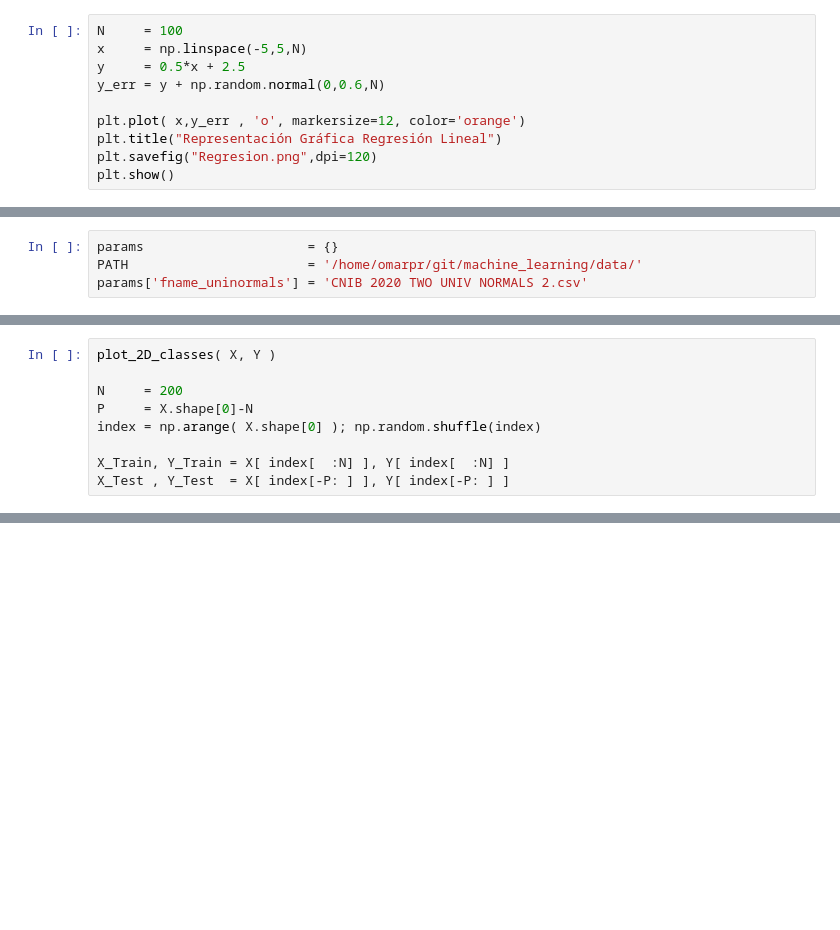
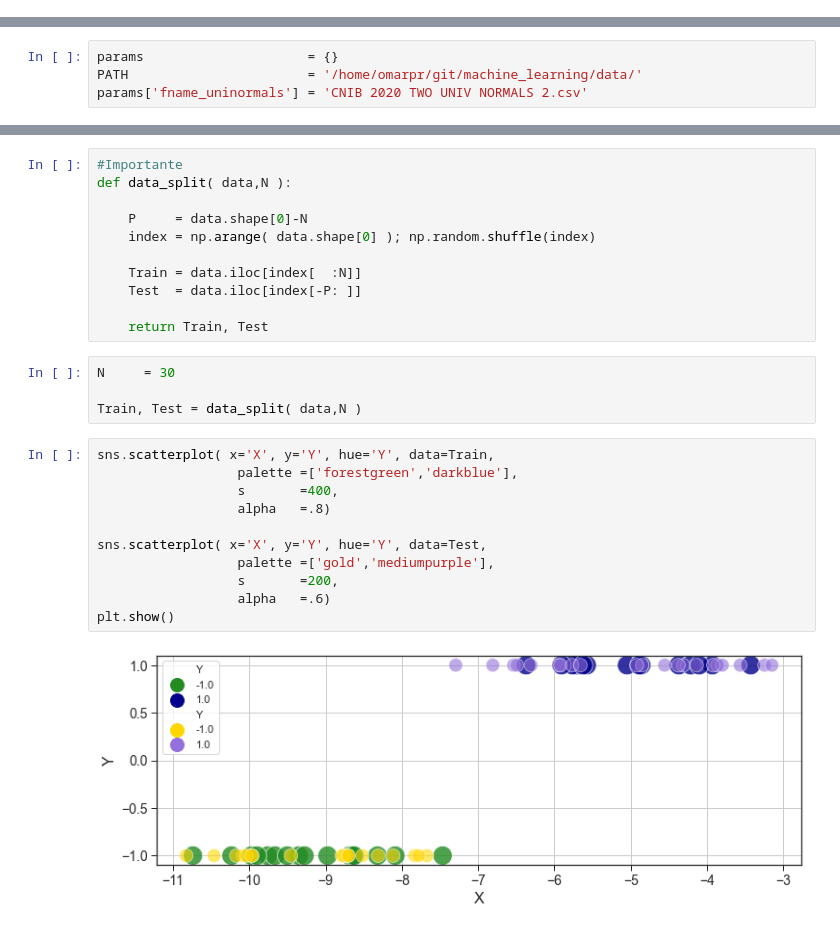
Before and after one commit to delozath/infotec, a Jupyter notebook: jupyter/presentaciones/CNIB2020.ipynb, the cells around one changed output, grey strips where cells are left out. Drawn from its saved outputs; the diff is of its cells as text; blank space fills up the shorter version.

```diff
--- a/jupyter/presentaciones/CNIB2020.ipynb
+++ b/jupyter/presentaciones/CNIB2020.ipynb
@@ -158,10 +109,0 @@ def pseudoinverse_train(X,Y,N):
-# %%
-N     = 100
-x     = np.linspace(-5,5,N)
-y     = 0.5*x + 2.5
-y_err = y + np.random.normal(0,0.6,N)
-
-plt.plot( x,y_err , 'o', markersize=12, color='orange')
-plt.title("Representación Gráfica Regresión Lineal")
-plt.savefig("Regresion.png",dpi=120)
-plt.show()
@@ -339,9 +151,0 @@ Y    = data['Y'  ].values.astype('int')
-# %%
-plot_2D_classes( X, Y )
-
-N     = 200
-P     = X.shape[0]-N
-index = np.arange( X.shape[0] ); np.random.shuffle(index)
-
-X_Train, Y_Train = X[ index[  :N] ], Y[ index[  :N] ]
-X_Test , Y_Test  = X[ index[-P: ] ], Y[ index[-P: ] ]
@@ -378,0 +165,28 @@ array([ True,  True,  True,  True,  True,  True,  True,  True,  True,
+# %%
+#Importante
+def data_split( data,N ):
+
+    P     = data.shape[0]-N
+    index = np.arange( data.shape[0] ); np.random.shuffle(index)
+
+    Train = data.iloc[index[  :N]]
+    Test  = data.iloc[index[-P: ]]
+
+    return Train, Test
+# %%
+N     = 30
+
+Train, Test = data_split( data,N )
+# %%
+sns.scatterplot( x='X', y='Y', hue='Y', data=Train,
+                  palette =['forestgreen','darkblue'],
+                  s       =400,
+                  alpha   =.8)
+
+sns.scatterplot( x='X', y='Y', hue='Y', data=Test,
+                  palette =['gold','mediumpurple'],
+                  s       =200,
+                  alpha   =.6)
+plt.show()
+# %% [output]
+[figure, added]
```
Also changed, not shown: parts of 58 cells of this notebook, 6 other files.
